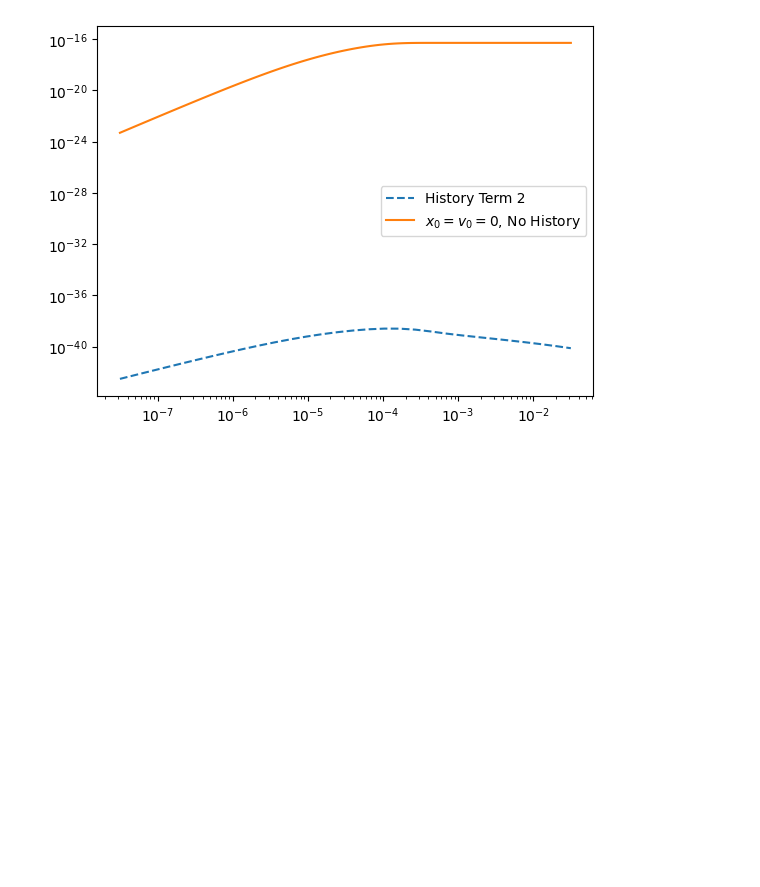
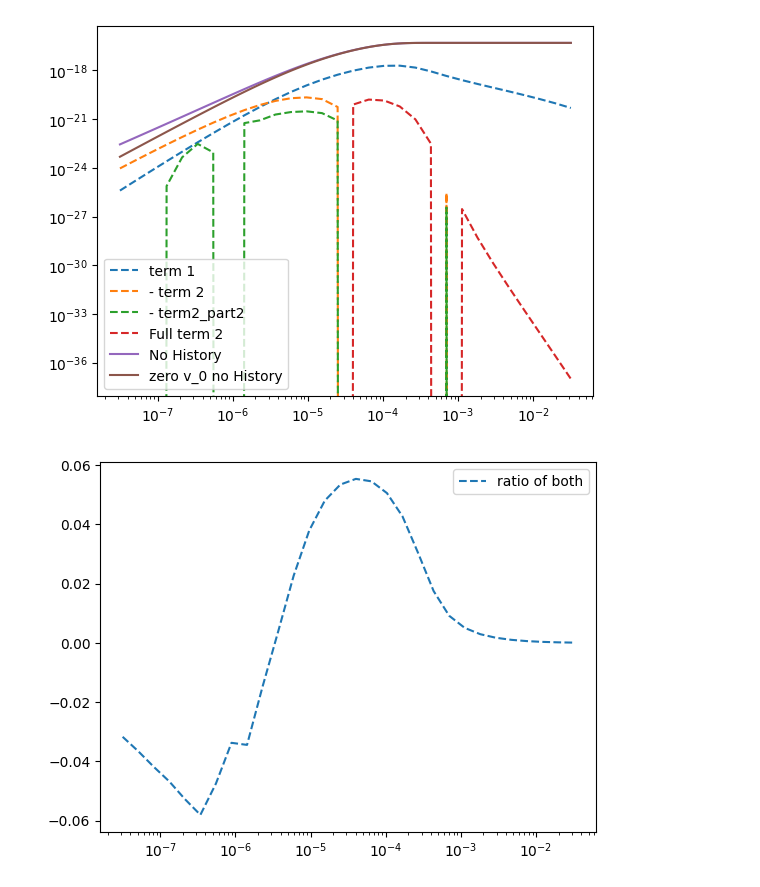
Before and after one commit to mcthumann/Brownian_Data_Analysis, a Jupyter notebook: for_publishing/all_history_terms.ipynb, the cells around one changed output. Cells and saved outputs as stored; diff of their text form; code cells hidden in the pictures; blank space fills up the shorter version.

```diff
--- a/for_publishing/all_history_terms.ipynb
+++ b/for_publishing/all_history_terms.ipynb
@@ -132,0 +158,2 @@ v_not = 2* np.sqrt(_k_b*_temp/_m)
+# %%
+v_not = .56 * np.sqrt(_k_b * _temp / _m)
@@ -180,7 +410,8 @@ for t_eval in tqdm(t_evals):
     msd_hs.append(msd_history*z**2)
 # %%
 plt.plot(t_evals, msd_hs, linestyle='dashed', label="History Term 1")
-plt.plot(times_analytic, speeds_analytic_no_half[0], label = r"No History")
+plt.plot(times_analytic, speeds_analytic, label = r"No History")
+plt.plot(times_analytic, zero_analytic, label = r"zero v_0 no History")
 plt.plot()
 plt.xscale('log')
 plt.yscale('log')
@@ -189,7 +420,7 @@ plt.show()
 
 from scipy.interpolate import interp1d
 
-intrp = interp1d(times_analytic, speeds_analytic_no_half[0])
+intrp = interp1d(times_analytic, speeds_analytic)
 analytic = intrp(t_evals)
 
 plt.plot(t_evals, np.array(msd_hs)/np.array(analytic), linestyle='dashed', label="ratio")
@@ -225,0 +441,8 @@ for time in tqdm(t_evals):
+# %%
+integrand = np.array(inv_term2)*_m*v_not**2*a_inverse_form(t_evals,roots)
+#calcluate integral wrt tau to get out something as a func of t_evals
+integral = simpson(integrand, tau_array, axis = 0)
+#multiply by prefactor to get term2 result
+term2 = -integral*_m*_gamma*_r*np.sqrt(_rho_f/(_eta*np.pi))*b_inverse_form(t_evals,roots) # this is the second b inverse form that technically has difference time
+
+plt.plot(t_evals, -term2, linestyle='dashed', label="- term 2")
@@ -226,13 +482,29 @@ for time in tqdm(t_evals):
 # %%
 
-term2 = np.array(term2_pre)*_m*_gamma*np.sqrt(_r**2*_rho_f/(np.pi*_eta))
-
-plt.plot(t_evals, term2, linestyle='dashed', label="History Term 2")
-plt.plot(times_analytic, speeds_analytic_no_half[0], label = r"No History")
+plt.plot(t_evals, msd_hs, linestyle='dashed', label="term 1")
+plt.plot(t_evals, -term2, linestyle='dashed', label="- term 2")
+plt.plot(t_evals, -term2_part2, linestyle='dashed', label="- term2_part2")
+plt.plot(t_evals, term2+term2_part2, linestyle='dashed', label="Full term 2")
+plt.plot(times_analytic, speeds_analytic, label = r"No History")
+plt.plot(times_analytic, zero_analytic, label = r"zero v_0 no History")
 plt.plot()
 plt.xscale('log')
 plt.yscale('log')
 plt.legend()
 plt.show()
+
+plt.plot(t_evals, np.array(msd_hs+term2+term2_part2)/np.array(analytic), linestyle='dashed', label="ratio of both")
+plt.plot()
+plt.xscale('log')
+# plt.yscale('log')
+plt.legend()
+plt.show()
+plt.plot(t_evals, np.array(msd_hs+term2+term2_part2)/np.array(analytic), linestyle='dashed', label="ratio of both")
+plt.plot()
+plt.xscale('log')
+plt.xlim(left=1e-6, right=2e-4)
+plt.legend()
+plt.show()
 # %% [output]
-[figure, old version]
+[figure, new version]
+[figure, added]
```
Also changed, not shown: parts of 29 cells of this notebook, 2 other files.
